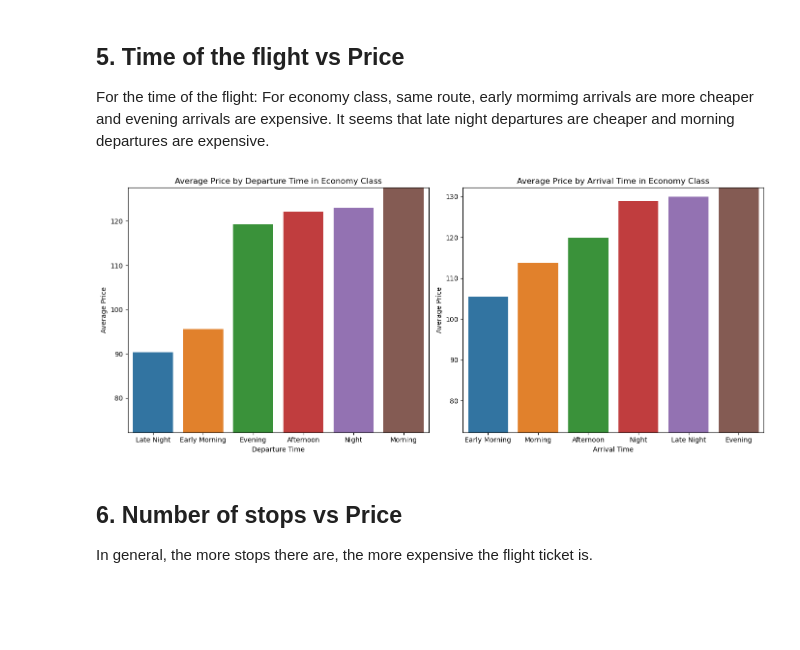
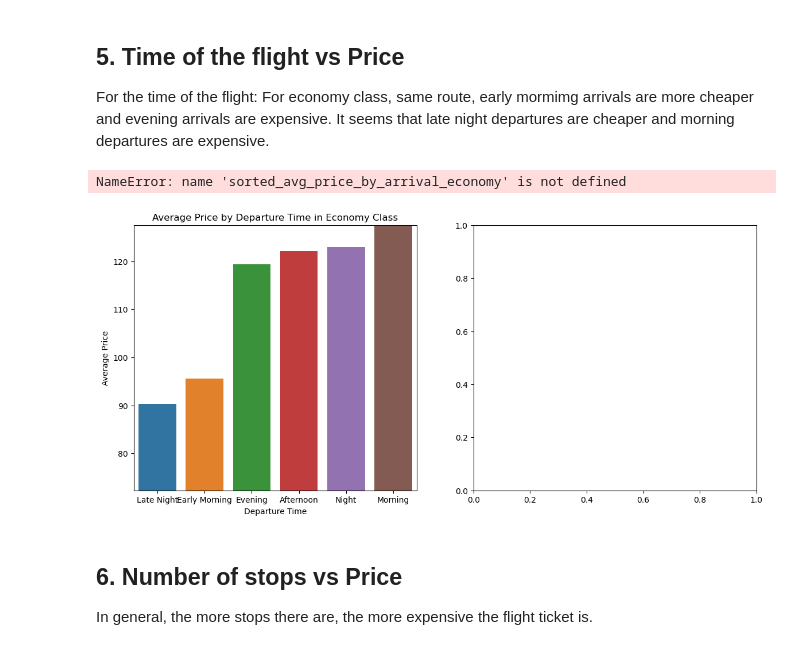
Before and after one commit to Eric1423/CS148_Final_Project, a Jupyter notebook: Final_Project.ipynb, the cells around one changed output. Saved outputs shown, nothing was run; the diff lists cells and outputs as text; code cells hidden in the pictures; blank space fills up the shorter version.

```diff
--- a/Final_Project.ipynb
+++ b/Final_Project.ipynb
@@ -198,6 +210,7 @@ Least Expensive Route: Conversely, the route with the darkest color (indicating
 # To create a heatmap showing the average price across different routes for Economy class, we'll first create a pivot table.
 # We'll pivot on Source and Destination to find the average price for each route.
 
+economy_class_data = df[df['Class'] == 'ECONOMY']
 # Creating the pivot table
 pivot_table = economy_class_data.pivot_table(values='Price', index='Source', columns='Destination', aggfunc='mean')
 
@@ -388,30 +405,37 @@ plt.show()
 For the time of the flight:
 For economy class, same route, early mormimg arrivals are more cheaper and evening arrivals are expensive. It seems that late night departures are cheaper and morning departures are expensive.
 # %%
+# Group by 'Dep' (Departure Time) and calculate the average price
+avg_price_by_departure_economy = economy_class_data.groupby('Dep')['Price'].mean().reset_index()
+
+# Sort the DataFrame based on the average price
+sorted_avg_price_by_departure_economy = avg_price_by_departure_economy.sort_values(by='Price')
+
 y_axis_min_value = sorted_avg_price_by_departure_economy['Price'].min() * 0.8
 
 plt.figure(figsize=(14, 6))
 
 # Plot for Departure Time in Economy Class
 plt.subplot(1, 2, 1)
 sns.barplot(x='Dep', y='Price', data=sorted_avg_price_by_departure_economy)
 plt.ylim(y_axis_min_value, sorted_avg_price_by_departure_economy['Price'].max())
 plt.title("Average Price by Departure Time in Economy Class")
 plt.xlabel('Departure Time')
 plt.ylabel('Average Price')
 
 # Plot for Arrival Time in Economy Class
 plt.subplot(1, 2, 2)
 sns.barplot(x='Arr', y='Price', data=sorted_avg_price_by_arrival_economy)
 plt.ylim(y_axis_min_value, sorted_avg_price_by_arrival_economy['Price'].max())
 plt.title("Average Price by Arrival Time in Economy Class")
 plt.xlabel('Arrival Time')
 plt.ylabel('Average Price')
 
 plt.tight_layout()
 plt.show()
 # %% [output]
+NameError: name 'sorted_avg_price_by_arrival_economy' is not defined
-[figure, old version]
+[figure, new version]
 # %% [markdown]
 ## 6. Number of stops vs Price
 In general, the more stops there are, the more expensive the flight ticket is.
```
Also changed, not shown: parts of 18 cells of this notebook.
